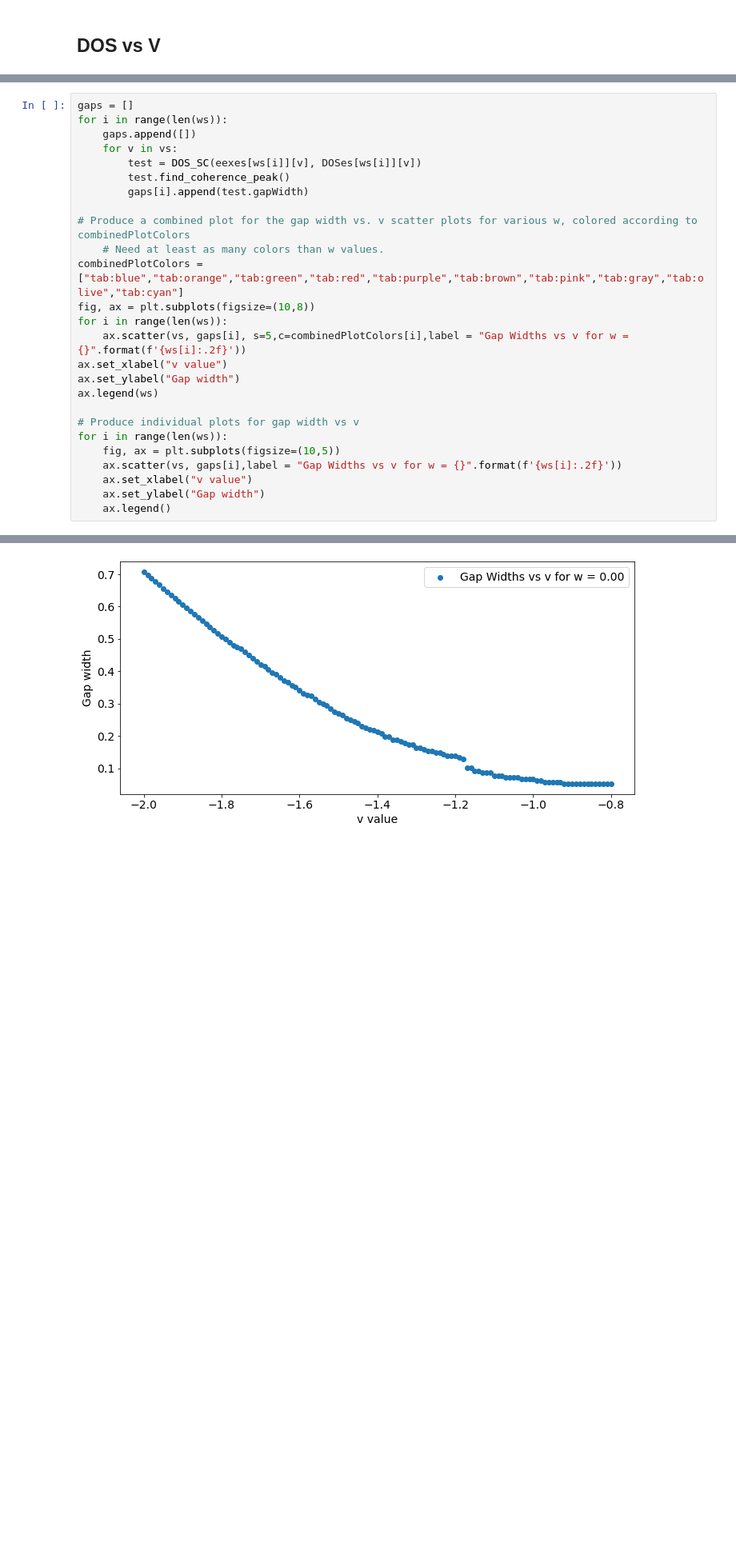
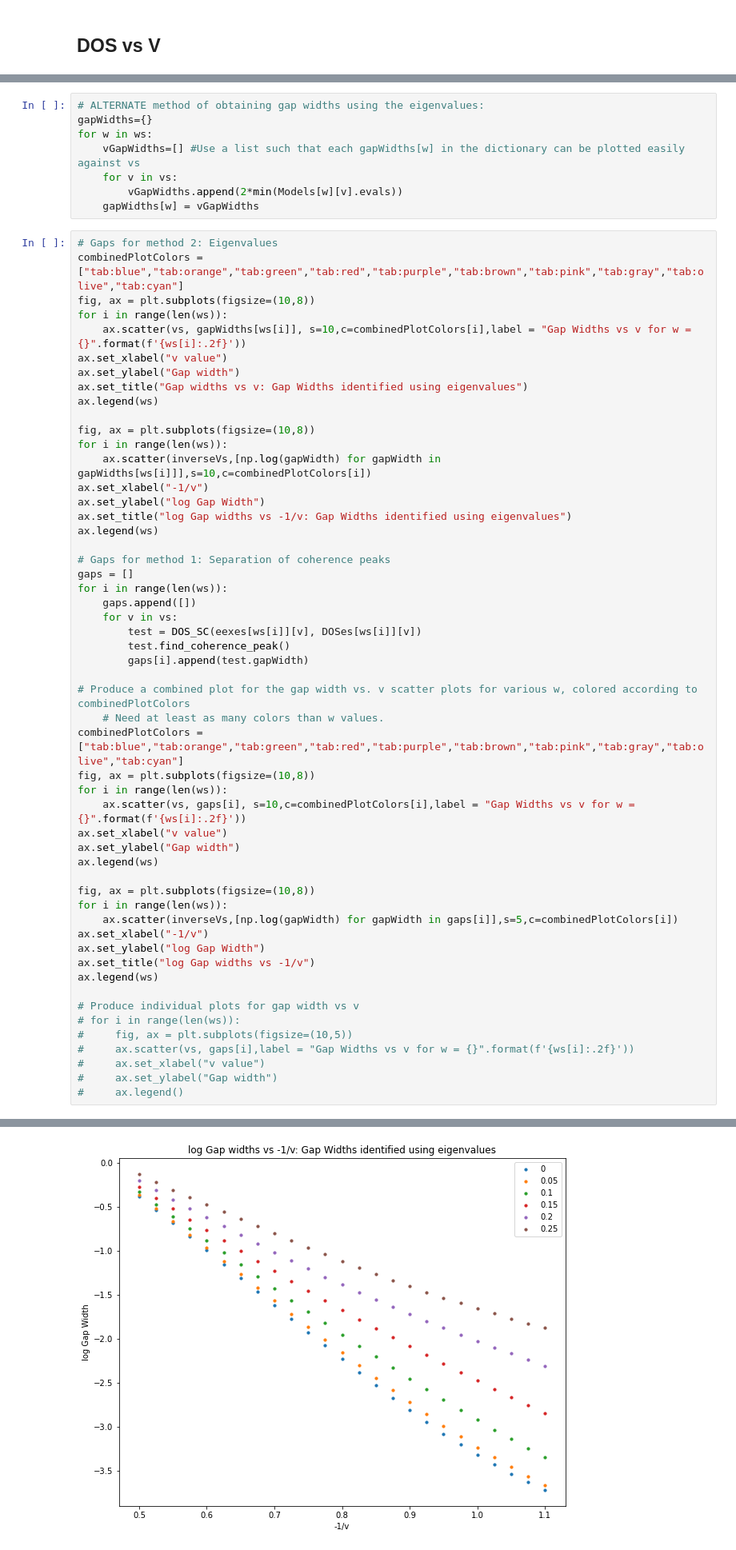
Before and after one commit to gautamra/Superconducting-Fibonacci-chain, a Jupyter notebook: Laboratory.ipynb, the cells around one changed output, grey strips where cells are left out. Shown at 80% size. Saved outputs shown, nothing was run; the diff lists cells and outputs as text; blank space fills up the shorter version.

Commit message:
add ln(gap width) vs -1/v plotting, add approach for determining gap widths using the smallest eigenvalues of Model.evals

```diff
--- a/Laboratory.ipynb
+++ b/Laboratory.ipynb
@@ -521,7 +524,34 @@ for w in ws:
         ax.set_ylabel("DOS")
         ax.legend()
         #fig.savefig("C:/Users/chris/Desktop/Summer 2020/Github/20201020/Mass DOS Plotting/"+"w = {}".format(f'{w:.2f}')+"/"+"v = {}".format(f'{v:.2f}')+".png")
+# %%
+# ALTERNATE method of obtaining gap widths using the eigenvalues:
+gapWidths={}
+for w in ws:
+    vGapWidths=[] #Use a list such that each gapWidths[w] in the dictionary can be plotted easily against vs
+    for v in vs:
+        vGapWidths.append(2*min(Models[w][v].evals))
+    gapWidths[w] = vGapWidths
 # %%
+# Gaps for method 2: Eigenvalues
+combinedPlotColors = ["tab:blue","tab:orange","tab:green","tab:red","tab:purple","tab:brown","tab:pink","tab:gray","tab:olive","tab:cyan"]
+fig, ax = plt.subplots(figsize=(10,8))
+for i in range(len(ws)):
+    ax.scatter(vs, gapWidths[ws[i]], s=10,c=combinedPlotColors[i],label = "Gap Widths vs v for w = {}".format(f'{ws[i]:.2f}'))
+ax.set_xlabel("v value")
+ax.set_ylabel("Gap width")
+ax.set_title("Gap widths vs v: Gap Widths identified using eigenvalues")
+ax.legend(ws)
+
+fig, ax = plt.subplots(figsize=(10,8))
+for i in range(len(ws)):
+    ax.scatter(inverseVs,[np.log(gapWidth) for gapWidth in gapWidths[ws[i]]],s=10,c=combinedPlotColors[i])
+ax.set_xlabel("-1/v")
+ax.set_ylabel("log Gap Width")
+ax.set_title("log Gap widths vs -1/v: Gap Widths identified using eigenvalues")
+ax.legend(ws)
+
+# Gaps for method 1: Separation of coherence peaks
 gaps = []
 for i in range(len(ws)):
     gaps.append([])
@@ -535,16 +565,24 @@ for i in range(len(ws)):
 combinedPlotColors = ["tab:blue","tab:orange","tab:green","tab:red","tab:purple","tab:brown","tab:pink","tab:gray","tab:olive","tab:cyan"]
 fig, ax = plt.subplots(figsize=(10,8))
 for i in range(len(ws)):
-    ax.scatter(vs, gaps[i], s=5,c=combinedPlotColors[i],label = "Gap Widths vs v for w = {}".format(f'{ws[i]:.2f}'))
+    ax.scatter(vs, gaps[i], s=10,c=combinedPlotColors[i],label = "Gap Widths vs v for w = {}".format(f'{ws[i]:.2f}'))
 ax.set_xlabel("v value")
 ax.set_ylabel("Gap width")
 ax.legend(ws)
 
+fig, ax = plt.subplots(figsize=(10,8))
+for i in range(len(ws)):
+    ax.scatter(inverseVs,[np.log(gapWidth) for gapWidth in gaps[i]],s=5,c=combinedPlotColors[i])
+ax.set_xlabel("-1/v")
+ax.set_ylabel("log Gap Width")
+ax.set_title("log Gap widths vs -1/v")
+ax.legend(ws)
+
 # Produce individual plots for gap width vs v
-for i in range(len(ws)):
-    fig, ax = plt.subplots(figsize=(10,5))
-    ax.scatter(vs, gaps[i],label = "Gap Widths vs v for w = {}".format(f'{ws[i]:.2f}'))
-    ax.set_xlabel("v value")
-    ax.set_ylabel("Gap width")
-    ax.legend()
+# for i in range(len(ws)):
+#     fig, ax = plt.subplots(figsize=(10,5))
+#     ax.scatter(vs, gaps[i],label = "Gap Widths vs v for w = {}".format(f'{ws[i]:.2f}'))
+#     ax.set_xlabel("v value")
+#     ax.set_ylabel("Gap width")
+#     ax.legend()
 # %% [output]
@@ -552 +591 @@ for i in range(len(ws)):
-[figure, old version]
+[figure, new version]
```
Also changed, not shown: parts of 3 cells of this notebook.
